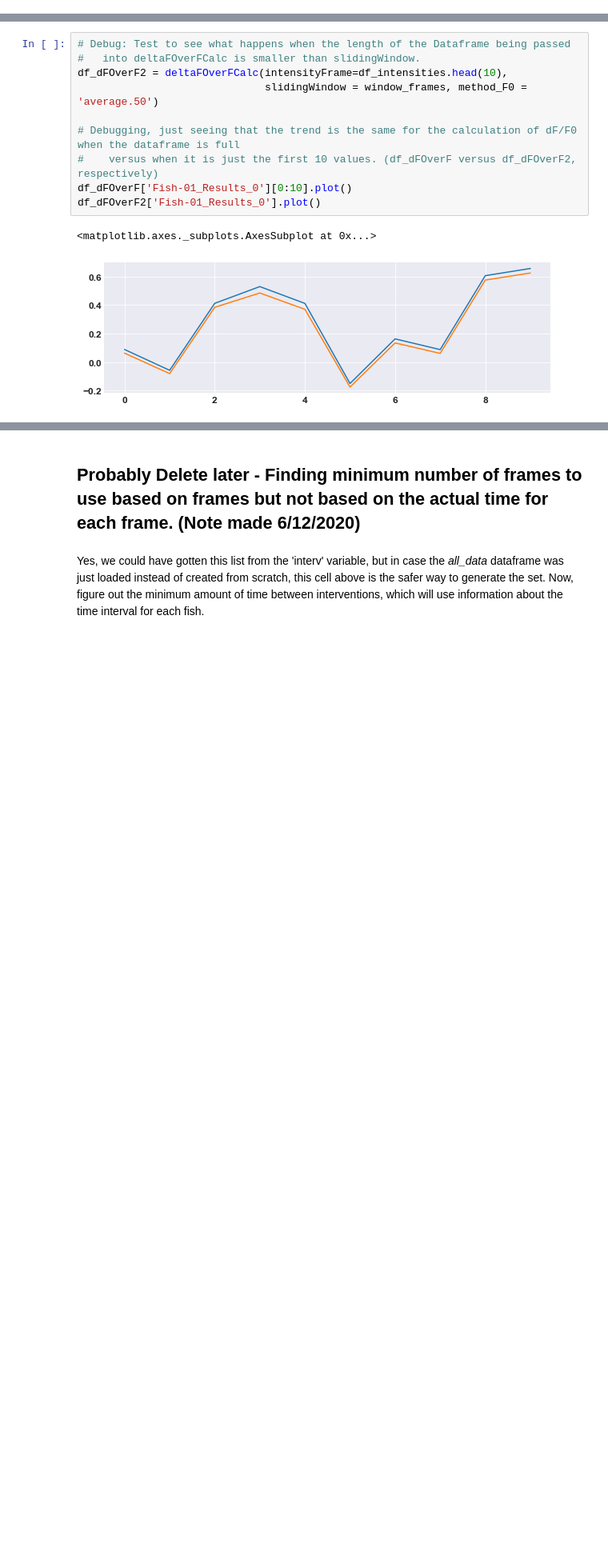
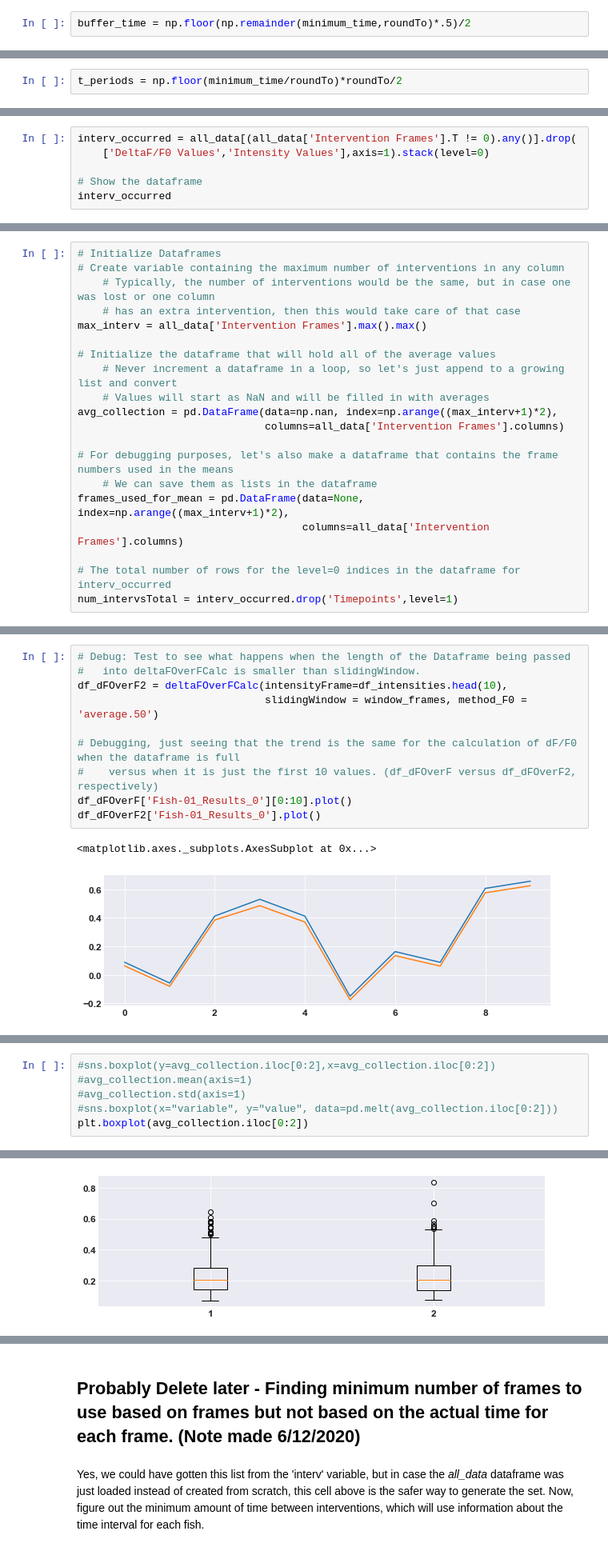
Before and after one commit to wdempseyRepo/neuron-analysis, a Jupyter notebook: gcamp/deltaFOverF.ipynb, the cells around one changed output, grey strips where cells are left out. Shown: that part at 80% size. Cells and saved outputs as stored; diff of their text form; blank space fills up the shorter version.

```diff
--- a/gcamp/deltaFOverF.ipynb
+++ b/gcamp/deltaFOverF.ipynb
@@ -414,0 +470,2 @@ all_data = pd.read_csv(path + "/output/" + "fullData_Dataframe.csv")
+# %%
+buffer_time = np.floor(np.remainder(minimum_time,roundTo)*.5)/2
@@ -414,0 +474,2 @@ all_data = pd.read_csv(path + "/output/" + "fullData_Dataframe.csv")
+# %%
+t_periods = np.floor(minimum_time/roundTo)*roundTo/2
@@ -414,0 +492,6 @@ all_data = pd.read_csv(path + "/output/" + "fullData_Dataframe.csv")
+# %%
+interv_occurred = all_data[(all_data['Intervention Frames'].T != 0).any()].drop(
+    ['DeltaF/F0 Values','Intensity Values'],axis=1).stack(level=0)
+
+# Show the dataframe
+interv_occurred
@@ -414,0 +538,20 @@ all_data = pd.read_csv(path + "/output/" + "fullData_Dataframe.csv")
+# %%
+# Initialize Dataframes
+# Create variable containing the maximum number of interventions in any column
+    # Typically, the number of interventions would be the same, but in case one was lost or one column
+    # has an extra intervention, then this would take care of that case
+max_interv = all_data['Intervention Frames'].max().max()
+
+# Initialize the dataframe that will hold all of the average values
+    # Never increment a dataframe in a loop, so let's just append to a growing list and convert
+    # Values will start as NaN and will be filled in with averages
+avg_collection = pd.DataFrame(data=np.nan, index=np.arange((max_interv+1)*2),
+                              columns=all_data['Intervention Frames'].columns)
+
+# For debugging purposes, let's also make a dataframe that contains the frame numbers used in the means
+    # We can save them as lists in the dataframe
+frames_used_for_mean = pd.DataFrame(data=None, index=np.arange((max_interv+1)*2),
+                                    columns=all_data['Intervention Frames'].columns)
+
+# The total number of rows for the level=0 indices in the dataframe for interv_occurred
+num_intervsTotal = interv_occurred.drop('Timepoints',level=1)
@@ -513,0 +712,7 @@ As an example, let's say the movie starts at Frame 0 and the first intervention
+# %%
+#sns.boxplot(y=avg_collection.iloc[0:2],x=avg_collection.iloc[0:2])
+#avg_collection.mean(axis=1)
+#avg_collection.std(axis=1)
+#sns.boxplot(x="variable", y="value", data=pd.melt(avg_collection.iloc[0:2]))
+plt.boxplot(avg_collection.iloc[0:2])
+# %% [output]
@@ -513,0 +734 @@ As an example, let's say the movie starts at Frame 0 and the first intervention
+[figure, added]
```
Also changed, not shown: parts of 52 cells of this notebook.
